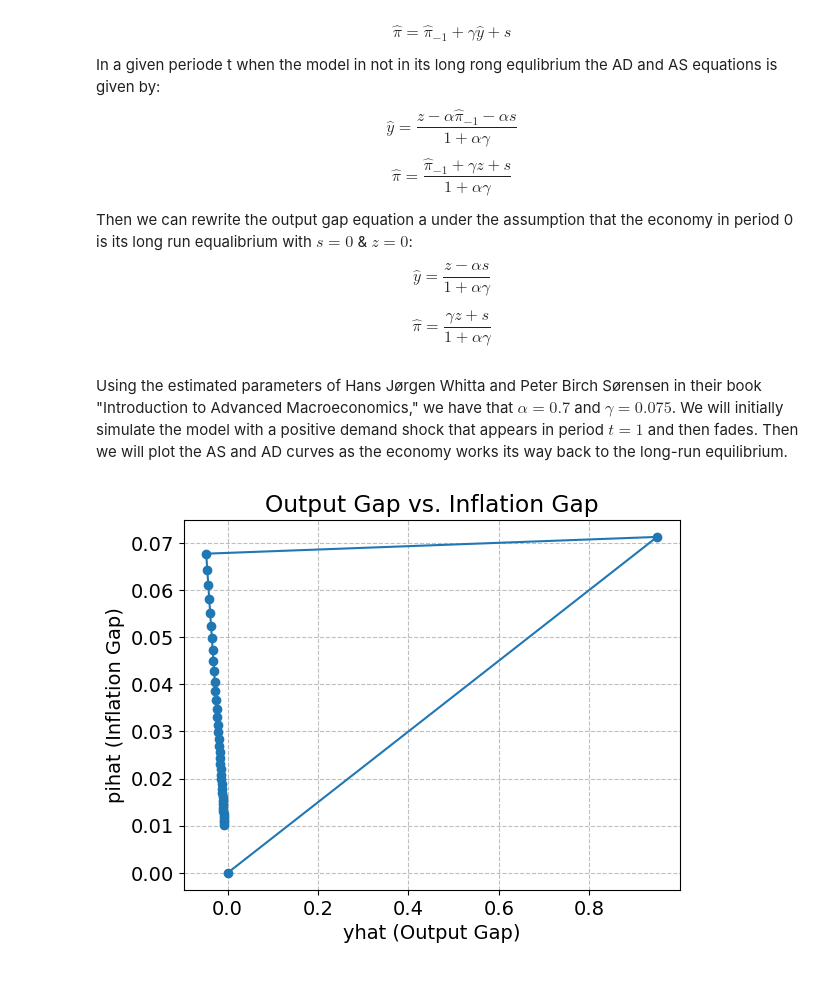
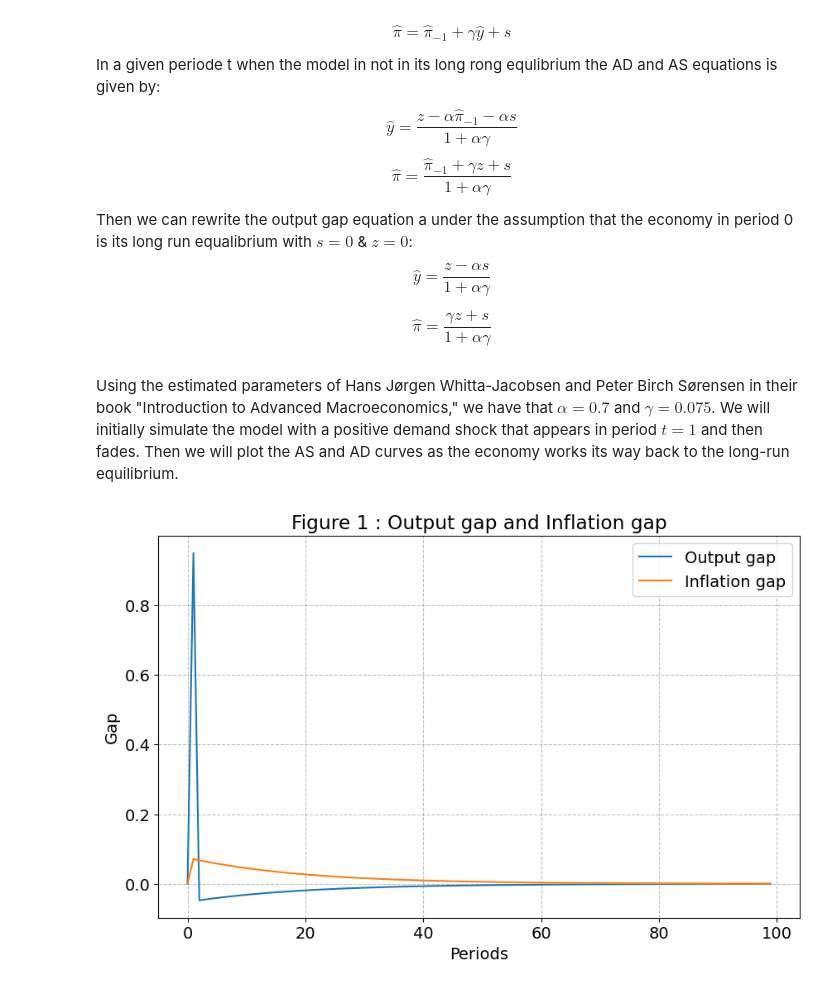
Before and after one commit to OscarErnst/Noter, a Jupyter notebook: IntroProg/Model Project/modelproject.ipynb, the cells around one changed output. Cells and saved outputs as stored; diff of their text form; code cells hidden in the pictures.

```diff
--- a/IntroProg/Model Project/modelproject.ipynb
+++ b/IntroProg/Model Project/modelproject.ipynb
@@ -43,21 +46,15 @@ $$\hat{y}=\frac{z-\alpha s}{1+\alpha\gamma}$$
 
 $$\hat{\pi}=\frac{\gamma z+s}{1+\alpha\gamma}$$
 # %% [markdown]
-Using the estimated parameters of Hans Jørgen Whitta and Peter Birch Sørensen in their book "Introduction to Advanced Macroeconomics," we have that $\alpha = 0.7$ and $\gamma = 0.075$. We will initially simulate the model with a positive demand shock that appears in period $t = 1$ and then fades. Then we will plot the AS and AD curves as the economy works its way back to the long-run equilibrium.
+Using the estimated parameters of Hans Jørgen Whitta-Jacobsen and Peter Birch Sørensen in their book "Introduction to Advanced Macroeconomics," we have that $\alpha = 0.7$ and $\gamma = 0.075$. We will initially simulate the model with a positive demand shock that appears in period $t = 1$ and then fades. Then we will plot the AS and AD curves as the economy works its way back to the long-run equilibrium.
-# %%
-from modelproject import ASAD
-
-asad_model = ASAD(T=100, z=1, s=0)
-asad_model.solve_model()
-
-x_values = asad_model.yhat_vec
-y_values = asad_model.pihat_vec
-
-plt.plot(x_values, y_values, marker="o")
-plt.xlabel("yhat (Output Gap)")
-plt.ylabel("pihat (Inflation Gap)")
-plt.title("Output Gap vs. Inflation Gap")
-plt.grid(True)
-plt.show()
-# %% [output]
-[figure, removed]
+# %%
+# Instantiate the ASAD model with parameters
+model = ASAD(T=100, z=1, s=0)
+
+# Solve the model
+model.solve_model()
+
+# Plot the output gap and inflation gap
+model.plot_results()
+# %% [output]
+[figure, added]
```
Also changed, not shown: parts of 10 cells of this notebook, 1 other file.
